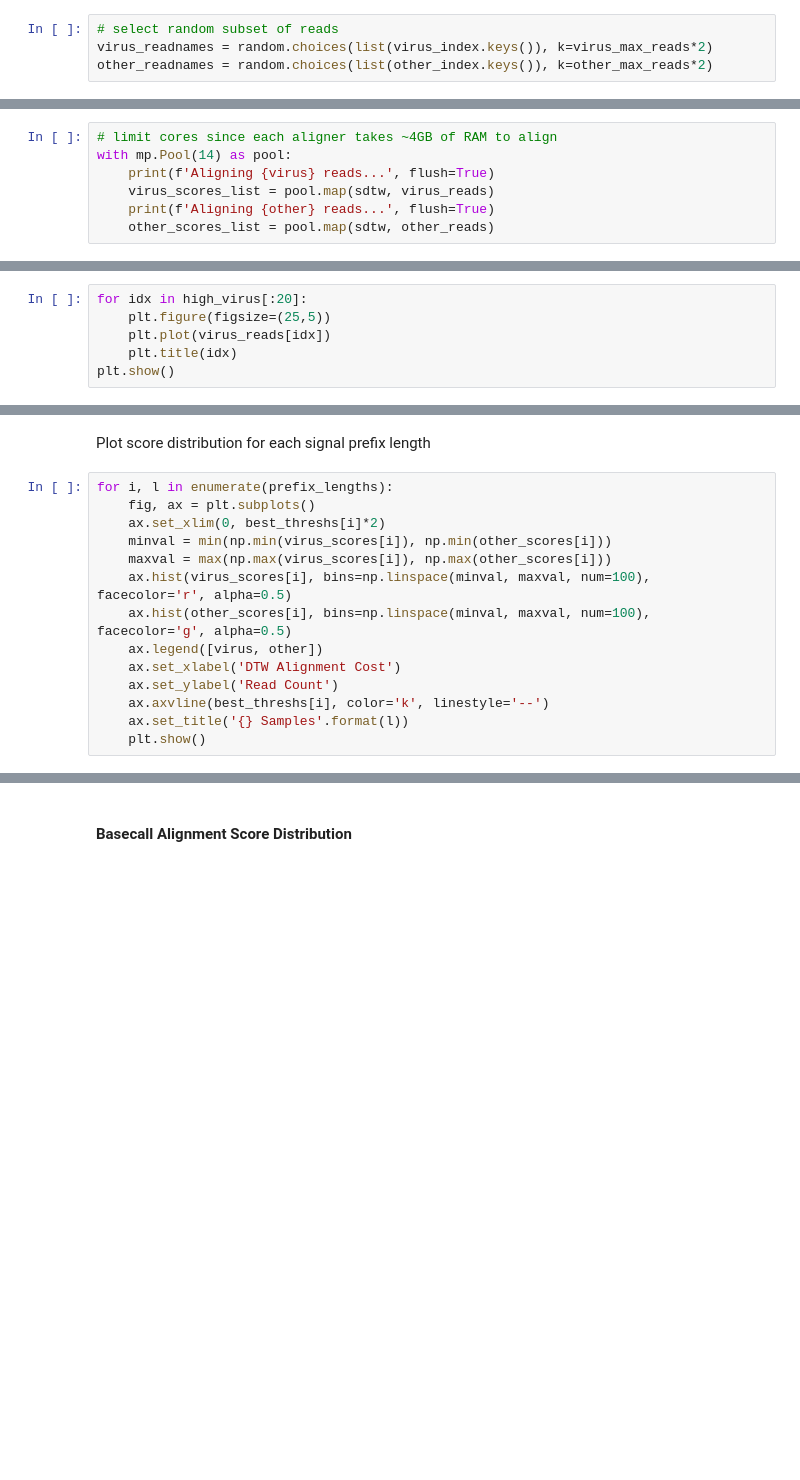
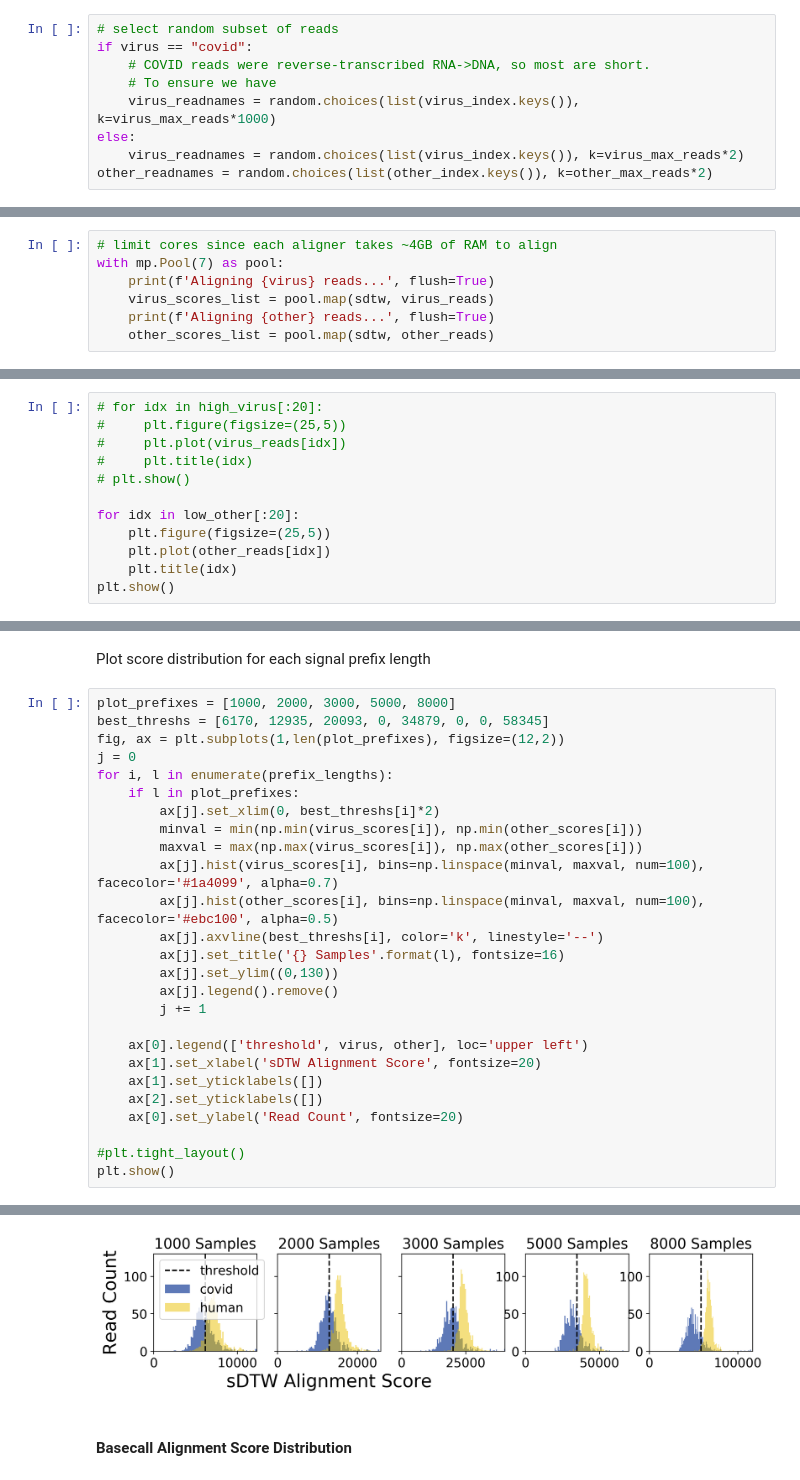
Before and after one commit to TimD1/SquiggleFilter, a Jupyter notebook: scripts/dtw.ipynb, the cells around one changed output, grey strips where cells are left out. Cells and saved outputs as stored; diff of their text form; blank space fills up the shorter version.

```diff
--- a/scripts/dtw.ipynb
+++ b/scripts/dtw.ipynb
@@ -303,7 +302,12 @@ other_index = create_index(other_fast5_dir)
 full_index = {**virus_index, **other_index}
 # %%
 # select random subset of reads
-virus_readnames = random.choices(list(virus_index.keys()), k=virus_max_reads*2)
+if virus == "covid":
+    # COVID reads were reverse-transcribed RNA->DNA, so most are short.
+    # To ensure we have
+    virus_readnames = random.choices(list(virus_index.keys()), k=virus_max_reads*1000)
+else:
+    virus_readnames = random.choices(list(virus_index.keys()), k=virus_max_reads*2)
 other_readnames = random.choices(list(other_index.keys()), k=other_max_reads*2)
 # %% [markdown]
 ## Basecalling and Alignment
@@ -472,6 +453,6 @@ def sdtw(seq):
 # %%
 # limit cores since each aligner takes ~4GB of RAM to align
-with mp.Pool(14) as pool:
+with mp.Pool(7) as pool:
     print(f'Aligning {virus} reads...', flush=True)
     virus_scores_list = pool.map(sdtw, virus_reads)
     print(f'Aligning {other} reads...', flush=True)
@@ -491,9 +475,15 @@ for idx, scores in enumerate(other_scores_list):
 high_virus = np.argsort(vscores[-1])[::-1]
 low_other = np.argsort(oscores[-1])
 # %%
-for idx in high_virus[:20]:
+# for idx in high_virus[:20]:
+#     plt.figure(figsize=(25,5))
+#     plt.plot(virus_reads[idx])
+#     plt.title(idx)
+# plt.show()
+
+for idx in low_other[:20]:
     plt.figure(figsize=(25,5))
-    plt.plot(virus_reads[idx])
+    plt.plot(other_reads[idx])
     plt.title(idx)
 plt.show()
 # %% [markdown]
@@ -582,16 +572,29 @@ np.save(f"{results_dir}/recalls", best_recalls)
 # %% [markdown]
 Plot score distribution for each signal prefix length
 # %%
+plot_prefixes = [1000, 2000, 3000, 5000, 8000]
+best_threshs = [6170, 12935, 20093, 0, 34879, 0, 0, 58345]
+fig, ax = plt.subplots(1,len(plot_prefixes), figsize=(12,2))
+j = 0
 for i, l in enumerate(prefix_lengths):
-    fig, ax = plt.subplots()
-    ax.set_xlim(0, best_threshs[i]*2)
-    minval = min(np.min(virus_scores[i]), np.min(other_scores[i]))
-    maxval = max(np.max(virus_scores[i]), np.max(other_scores[i]))
-    ax.hist(virus_scores[i], bins=np.linspace(minval, maxval, num=100), facecolor='r', alpha=0.5)
-    ax.hist(other_scores[i], bins=np.linspace(minval, maxval, num=100), facecolor='g', alpha=0.5)
-    ax.legend([virus, other])
-    ax.set_xlabel('DTW Alignment Cost')
-    ax.set_ylabel('Read Count')
-    ax.axvline(best_threshs[i], color='k', linestyle='--')
-    ax.set_title('{} Samples'.format(l))
-    plt.show()
+    if l in plot_prefixes:
+        ax[j].set_xlim(0, best_threshs[i]*2)
+        minval = min(np.min(virus_scores[i]), np.min(other_scores[i]))
+        maxval = max(np.max(virus_scores[i]), np.max(other_scores[i]))
+        ax[j].hist(virus_scores[i], bins=np.linspace(minval, maxval, num=100), facecolor='#1a4099', alpha=0.7)
+        ax[j].hist(other_scores[i], bins=np.linspace(minval, maxval, num=100), facecolor='#ebc100', alpha=0.5)
+        ax[j].axvline(best_threshs[i], color='k', linestyle='--')
+        ax[j].set_title('{} Samples'.format(l), fontsize=16)
+        ax[j].set_ylim((0,130))
+        ax[j].legend().remove()
+        j += 1
+
+    ax[0].legend(['threshold', virus, other], loc='upper left')
+    ax[1].set_xlabel('sDTW Alignment Score', fontsize=20)
+    ax[1].set_yticklabels([])
+    ax[2].set_yticklabels([])
+    ax[0].set_ylabel('Read Count', fontsize=20)
+
+#plt.tight_layout()
+plt.show()
+# %% [output]
@@ -598,3 +606,4 @@ for i, l in enumerate(prefix_lengths):
+[figure, added]
 # %% [markdown]
 #### Basecall Alignment Score Distribution
 # %%
```
Also changed, not shown: parts of 31 cells of this notebook.
